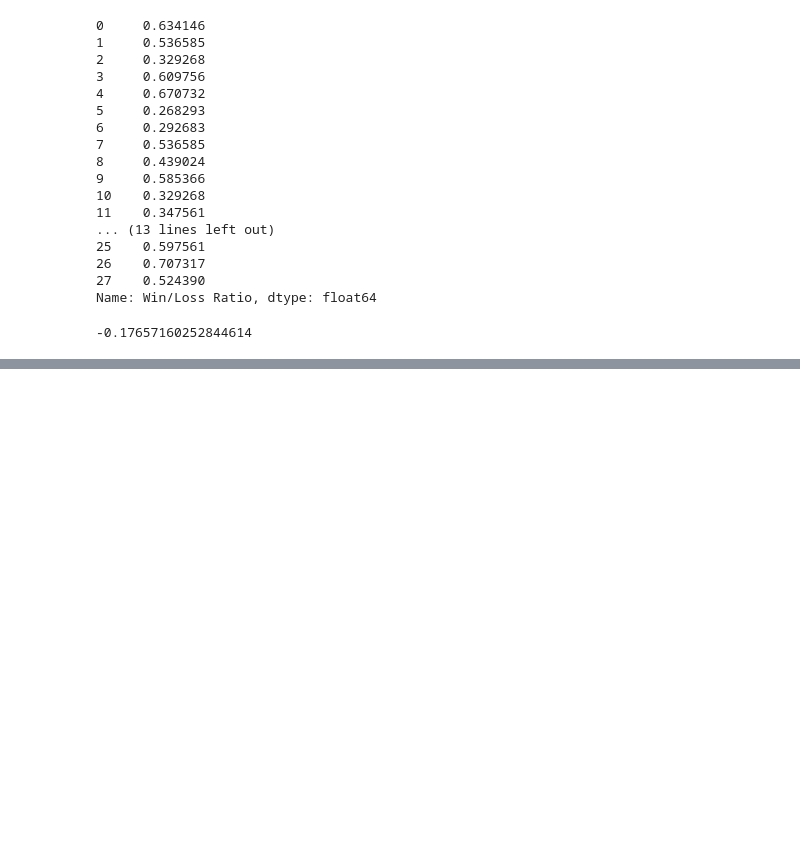
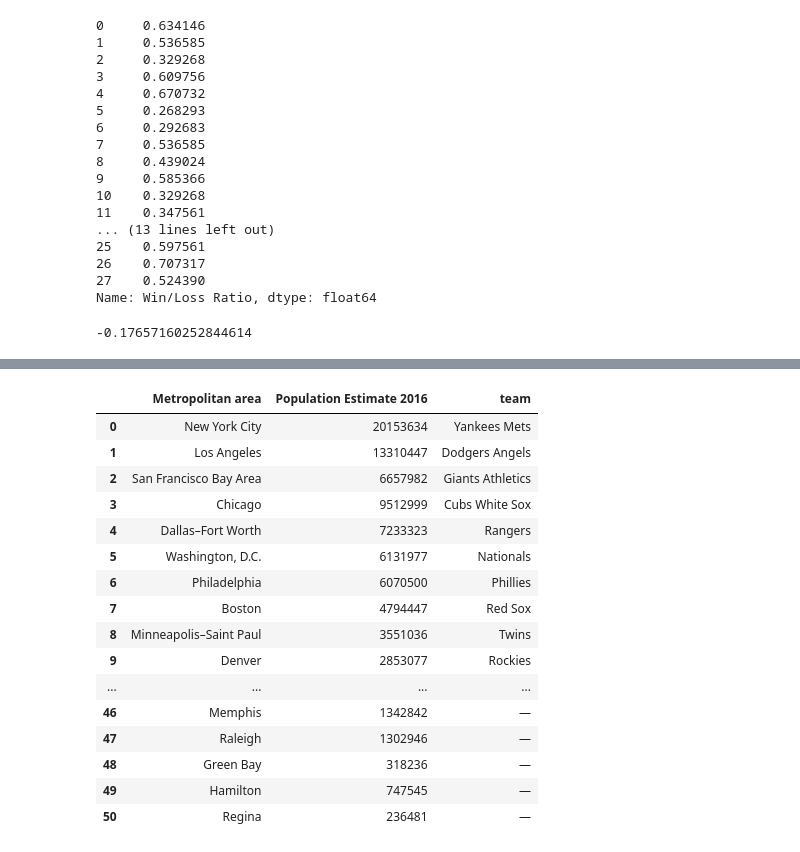
Before and after one commit to brunofbpaula/DataScience-UM-Coursera, a Jupyter notebook: Assignments/Scratches/Assignment4MU.ipynb, the cells around one changed output, grey strips where cells are left out. Drawn from its saved outputs; the diff is of its cells as text; code cells hidden in the pictures; blank space fills up the shorter version.

```diff
--- a/Assignments/Scratches/Assignment4MU.ipynb
+++ b/Assignments/Scratches/Assignment4MU.ipynb
@@ -773,0 +885,27 @@ See the caveats in the documentation: https://pandas.pydata.org/pandas-docs/stab
+# %%
+# Cleaning MLB teams names in cities DataFrame
+cities['MLB'] = cities.MLB.apply(lambda x: re.findall('([\w\s]*)\[', x)[0] if '[' in x else x)
+
+# Keeping only columns of interest
+mlb_2018 = mlb_2018[['team', 'W', 'L']]
+cities.rename(columns={'Population (2016 est.)[8]': 'Population Estimate 2016', 'MLB': 'team'}, inplace=True)
+cities = cities[['Metropolitan area', 'Population Estimate 2016', 'team']]
+cities
+# %% [output]
+|  | Metropolitan area | Population Estimate 2016 | team |
+| 0 | New York City | 20153634 | Yankees Mets |
+| 1 | Los Angeles | 13310447 | Dodgers Angels |
+| 2 | San Francisco Bay Area | 6657982 | Giants Athletics |
+| 3 | Chicago | 9512999 | Cubs White Sox |
+| 4 | Dallas–Fort Worth | 7233323 | Rangers |
+| 5 | Washington, D.C. | 6131977 | Nationals |
+| 6 | Philadelphia | 6070500 | Phillies |
+| 7 | Boston | 4794447 | Red Sox |
+| 8 | Minneapolis–Saint Paul | 3551036 | Twins |
+| 9 | Denver | 2853077 | Rockies |
+| ... | ... | ... | ... |
+| 46 | Memphis | 1342842 | — |
+| 47 | Raleigh | 1302946 | — |
+| 48 | Green Bay | 318236 | — |
+| 49 | Hamilton | 747545 | — |
+| 50 | Regina | 236481 | — |
```
Also changed, not shown: parts of 14 cells of this notebook.
